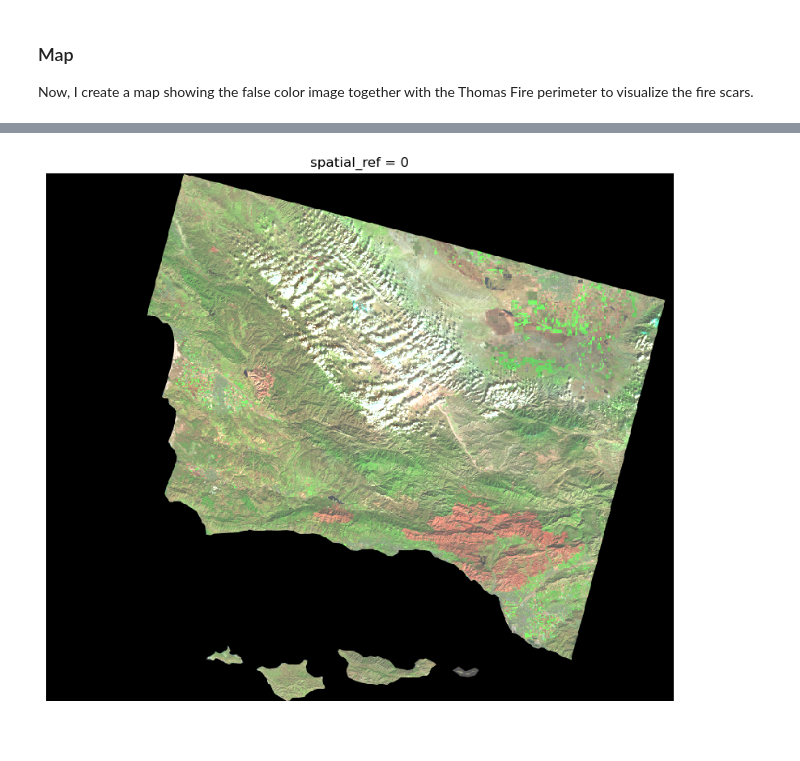
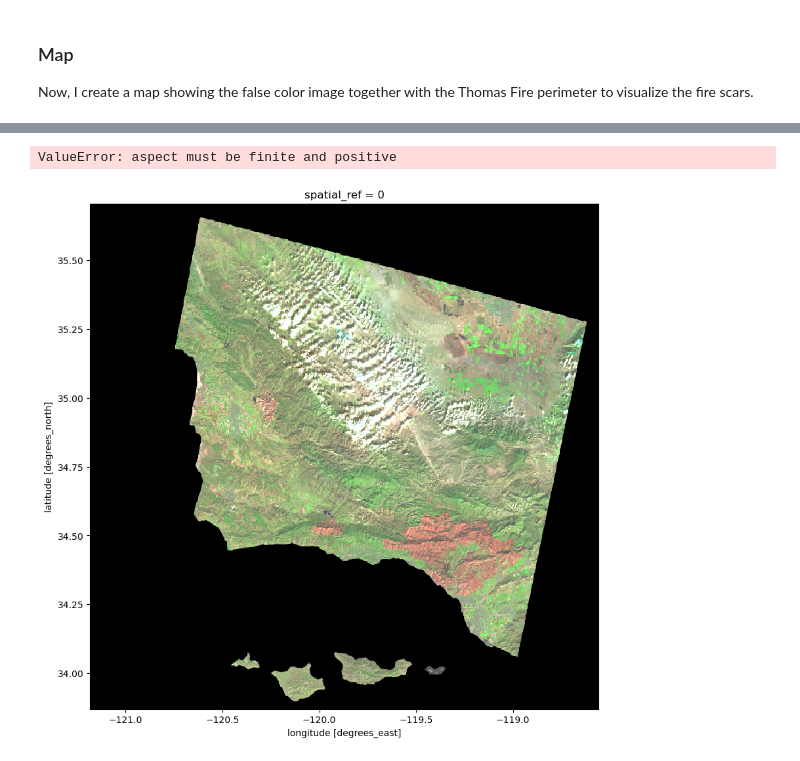
Before and after one commit to marinakochuten/eds220-hwk4, a Jupyter notebook: hwk4-task2-false-color-kochuten.ipynb, the cells around one changed output, grey strips where cells are left out. Drawn from its saved outputs; the diff is of its cells as text; code cells hidden in the pictures.

```diff
--- a/hwk4-task2-false-color-kochuten.ipynb
+++ b/hwk4-task2-false-color-kochuten.ipynb
@@ -135,7 +138,9 @@ landsat[['swir22', 'nir08', 'red']].to_array().plot.imshow(robust = True)
 
 Now, I create a map showing the false color image together with the Thomas Fire perimeter to visualize the fire scars.
 # %%
-# First, match Thomas Fire and Landsat CRS. Landsat uses EPSG:32611
-thomas_boundary = thomas_boundary.to_crs('epsg:32611')
-thomas_boundary
+# First, match Thomas Fire and Landsat CRS
+landsat = landsat.rio.reproject(thomas_boundary.crs)
+
+# Check that reprojection worked
+assert landsat.rio.crs == thomas_boundary.crs
 # %% [output]
@@ -144,24 +172,25 @@ thomas_boundary
 # %%
 # Initialize plot
 fig, ax = plt.subplots(figsize = (10, 10))  # Update figure size
 
 # Remove axis for cleaner map
-ax.axis('off')
+#ax.axis('off')
 
 # Title for the plot
 ax.set_title("2017 Thomas Fire (California) Burn Scar using False Color Imagery")
 
 # Plot false color image
 landsat[['swir22', 'nir08', 'red']].to_array().plot.imshow(robust = True, ax=ax, zorder=1)
 
 # Plot Thomas Fire perimeter
 thomas_boundary.plot(ax=ax,
                     edgecolor = 'purple',
                     color = 'none',
                     linewidth = 10,
                     zorder=2)
 
 # Display the plot
 plt.show()
 # %% [output]
+ValueError: aspect must be finite and positive
-[figure, old version]
+[figure, new version]
```
Also changed, not shown: parts of 6 cells of this notebook.
